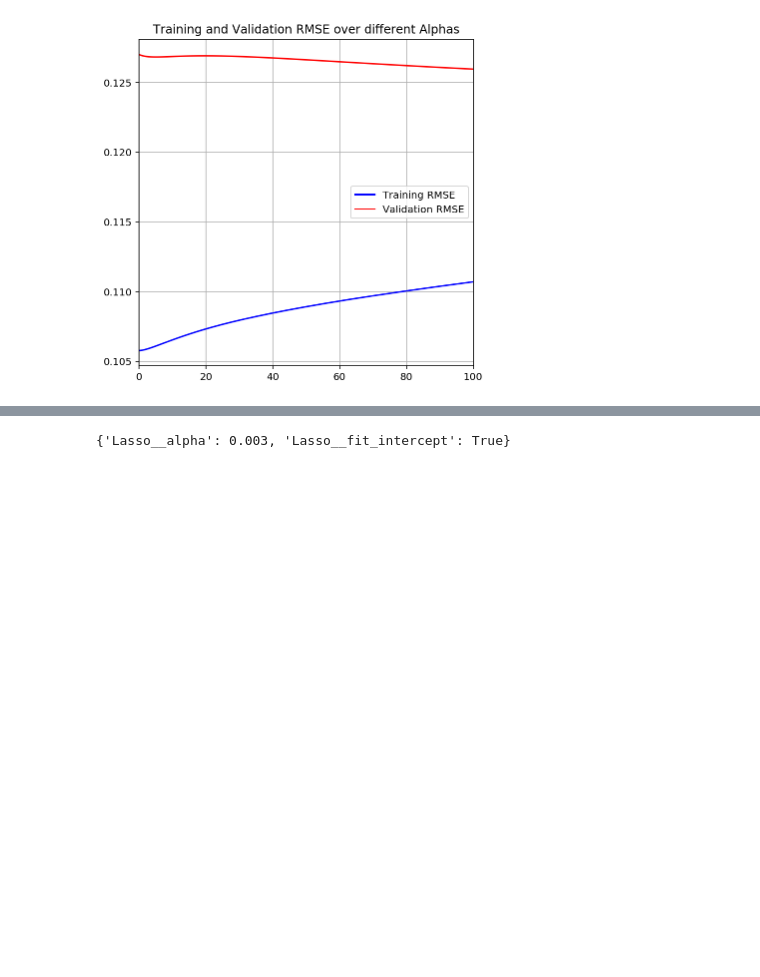
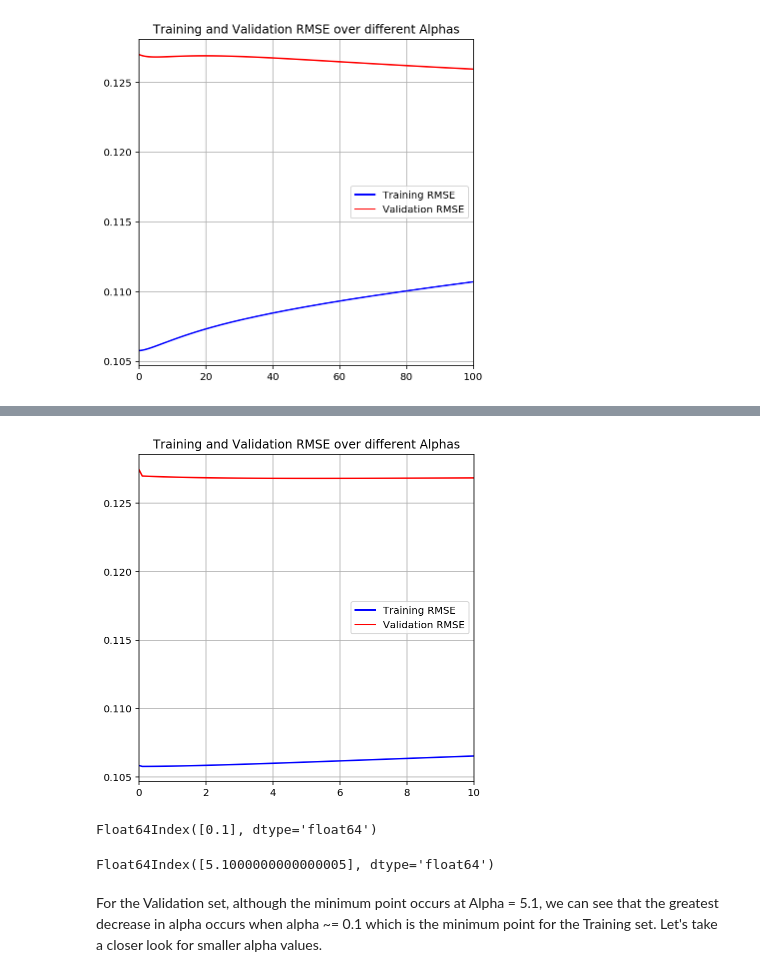
Before and after one commit to Joshuayeo95/Housing-Prices, a Jupyter notebook: linear_models.ipynb, the cells around one changed output, grey strips where cells are left out. Saved outputs shown, nothing was run; the diff lists cells and outputs as text; code cells hidden in the pictures; blank space fills up the shorter version.

Commit message:
Initial modelling done for Linear / Ridge / Lasso.

```diff
--- a/linear_models.ipynb
+++ b/linear_models.ipynb
@@ -194,7 +342,7 @@ def lasso_alpha_plots(alphas, X_train, y_train, X_valid, y_valid, fig_size=(6,6)
     if return_series:
         return rmse_training, rmse_validation
 # %%
-def ridge_alpha_plots(alphas, X_train, y_train, X_valid, y_valid, fig_size=(6,6)):
+def ridge_alpha_plots(alphas, X_train, y_train, X_valid, y_valid, fig_size=(6,6), return_series=False):
     '''
     Function that plots the RMSEs of the training and validation datasets across different alpha values for Ridge Regression.
 
@@ -231,6 +379,9 @@ def ridge_alpha_plots(alphas, X_train, y_train, X_valid, y_valid, fig_size=(6,6)
 
     plt.legend(loc='center right')
     plt.show()
+
+    if return_series:
+        return rmse_training, rmse_validation
 # %% [markdown]
 ### Base Model : Linear Regression
 # %%
@@ -454,4 +574,16 @@ gscv_lasso_model = gscv_lasso.fit(X_train, y_train)
-# %%
-gscv_lasso_model.best_params_
-# %% [output]
-{'Lasso__alpha': 0.003, 'Lasso__fit_intercept': True}
+# %%
+alpha_vector=np.linspace(0,10,101)
+# %%
+ridge_rmse_train, ridge_rmse_valid = ridge_alpha_plots(alpha_vector, X_train, y_train, X_valid, y_valid, return_series=True)
+# %% [output]
+[figure, added]
+# %%
+ridge_rmse_train.nsmallest(n=1).index
+# %% [output]
+Float64Index([0.1], dtype='float64')
+# %%
+ridge_rmse_valid.nsmallest(n=1).index
+# %% [output]
+Float64Index([5.1000000000000005], dtype='float64')
+# %% [markdown]
+For the Validation set, although the minimum point occurs at Alpha = 5.1, we can see that the greatest decrease in alpha occurs when alpha ~= 0.1 which is the minimum point for the Training set. Let's take a closer look for smaller alpha values.
```
Also changed, not shown: parts of 76 cells of this notebook.
